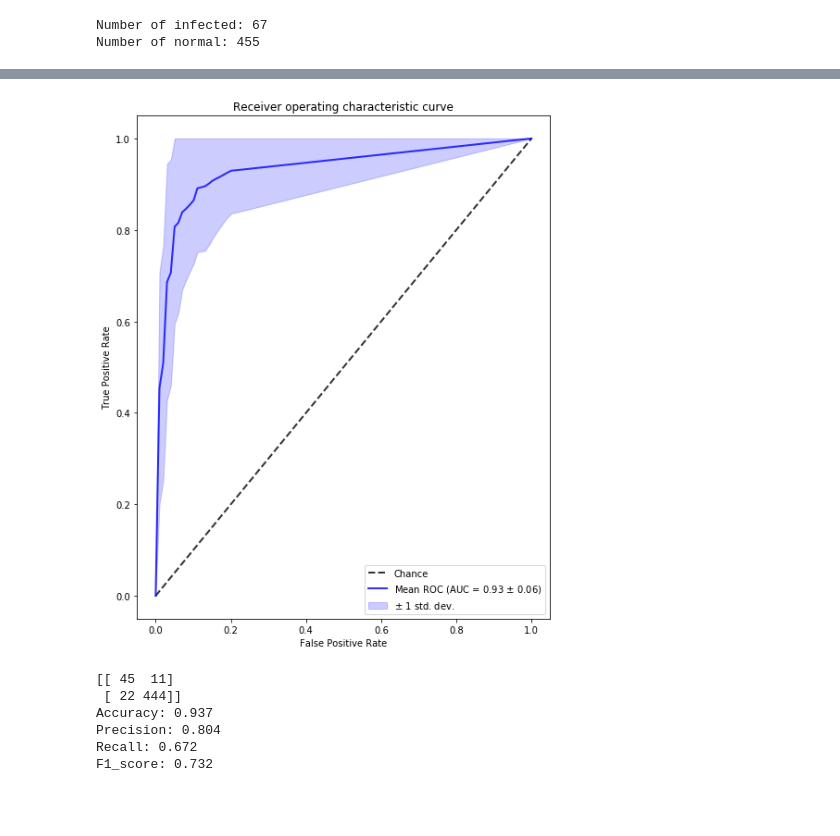
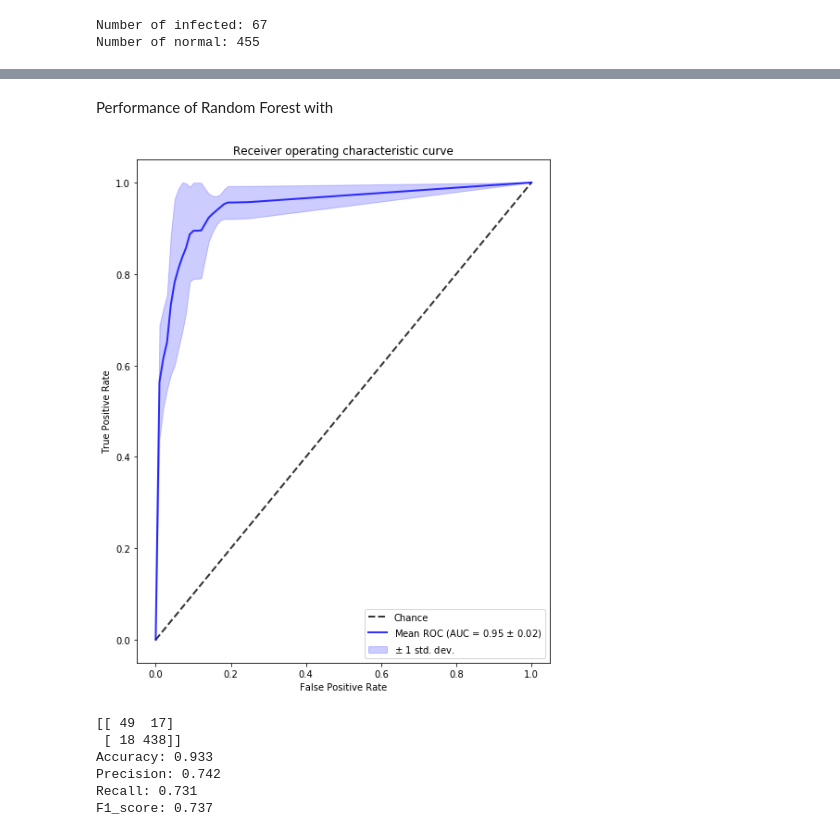
Before and after one commit to giannislelekas/CS4035, a Jupyter notebook: lab3/Flow_Classification_Task.ipynb, the cells around one changed output, grey strips where cells are left out. Saved outputs shown, nothing was run; the diff lists cells and outputs as text; code cells hidden in the pictures; blank space fills up the shorter version.

```diff
--- a/lab3/Flow_Classification_Task.ipynb
+++ b/lab3/Flow_Classification_Task.ipynb
@@ -24,12 +20,11 @@ normal_hosts = ['147.32.84.170', '147.32.84.134', '147.32.84.164', '147.32.87.36
 # %% [markdown]
 Load the preprocessed data from the task 4.
 # %%
-data = pd.read_csv('./capture20110818.pcap.netflow.labeled.remastered')
+data = pd.read_csv('./data/capture20110818.pcap.netflow.labeled.remastered')
 data[['Src_IP_Addr', 'Src_Port']] = data['Src_IP_Addr:Port'].str.split(':', n=1, expand=True)
 data[['Dst_IP_Addr', 'Dst_Port']] = data['Dst_IP_Addr:Port'].str.split(':', n=1, expand=True)
 
 data['Datetime'] = data['#Date_flow'].str.cat(data['start'], sep=' ')
-#data['Datetime'] = pd.to_datetime(data['Datetime'], infer_datetime_format=True)
 
 data.drop(labels=['#Date_flow', 'start', 'Src_IP_Addr:Port', 'Dst_IP_Addr:Port'], axis=1, inplace=True)
 data.head()
@@ -177,16 +201,8 @@ write more
 # %%
-''''
-Group by Src ip
-constuct new features:
-the amount dst ips per unique src.
-the amount of src ports per unique src.
-the amount of dst ports per unique src.
-'''''
-
-data_perhost = data_nobground.groupby(by='Src_IP_Addr').agg({'Durat':'sum', 'Prot':'sum', 'Flags':'sum', 'Tos':'sum', 'Packets':'sum', 'Bytes':'sum', 'Flows':'sum', 'Label':'max'})
-data_perhost['Dst_IPs'] = data_nobground.groupby('Src_IP_Addr')['Dst_IP_Addr'].nunique()
-data_perhost['Src_Ports'] = data_nobground.groupby('Src_IP_Addr')['Src_Port'].nunique()
-data_perhost['Dst_Ports'] = data_nobground.groupby('Src_IP_Addr')['Dst_Port'].nunique()
+data_perhost = new_nobground.groupby('Src_IP_Addr').agg({'Durat':'sum', 'Prot':'sum', 'Flags':'sum', 'Tos':'sum', 'Packets':'sum', 'Bytes':'sum', 'Flows':'sum', 'Label':'max'})
+data_perhost['Dst_IPs'] = new_nobground.groupby('Src_IP_Addr')['Dst_IP_Addr'].nunique()
+data_perhost['Src_Ports'] = new_nobground.groupby('Src_IP_Addr')['Src_Port'].nunique()
+data_perhost['Dst_Ports'] = new_nobground.groupby('Src_IP_Addr')['Dst_Port'].nunique()
 
 hosts = data_perhost.index
 # %%
@@ -226,3 +246,6 @@ Number of normal: 455
+# %%
+num_splits = 5
+cv = StratifiedKFold(n_splits = num_splits, shuffle = True)
 # %%
 from sklearn.naive_bayes import GaussianNB
 
@@ -303,8 +332,10 @@ F1_score: 0.268
 # %%
-from  sklearn.linear_model import LogisticRegression as LR
+from  sklearn.ensemble import RandomForestClassifier as RF
 
-clf = LR(C = 1, solver = 'lbfgs', multi_class = 'ovr', n_jobs=-1)
-nb_mean_tpr, nb_std_tpr, nb_mean_auc, nb_std_auc, mean_F1, std_F1, cm =roc_analysis(X, labels, clf, cv, False, False, False)
+clf = RF(n_estimators='warn', criterion='gini', min_samples_split=2, min_samples_leaf=1,
+         min_weight_fraction_leaf=0.0, max_features='auto', min_impurity_decrease=0.0,
+         bootstrap=True, n_jobs=-1, verbose=0, warm_start=False)
+_, _, _, _, _, _, cm =roc_analysis(X, labels, clf, cv, False, True, False)
 
 print(cm)
 acc, prec, rec, F1 = performance_metrics(cm)
@@ -322,22 +393,20 @@ F1_score: 0.544
+# %% [markdown]
+Performance of Random Forest with
 # %%
-from  sklearn.ensemble import RandomForestClassifier as RF
-
-clf = RF(n_estimators='warn', criterion='gini', min_samples_split=2, min_samples_leaf=1,
-         min_weight_fraction_leaf=0.0, max_features='auto', min_impurity_decrease=0.0,
-         bootstrap=True, n_jobs=-1, verbose=0, warm_start=False)
-nb_mean_tpr, nb_std_tpr, nb_mean_auc, nb_std_auc, mean_F1, std_F1, cm =roc_analysis(X, labels, clf, cv, False, True, False)
+sm = SMOTE(sampling_strategy=0.5, k_neighbors=2)
+_, _, _, _, _, _, cm =roc_analysis(X, labels, clf, cv, False, True, False,sm)
 
 print(cm)
 acc, prec, rec, F1 = performance_metrics(cm)
 print("Accuracy: %.3f" %acc)
 print("Precision: %.3f" %prec)
 print("Recall: %.3f" %rec)
 print("F1_score: %.3f" %F1)
 # %% [output]
-[figure, old version]
+[figure, new version]
-[[ 45  11]
- [ 22 444]]
-Accuracy: 0.937
-Precision: 0.804
-Recall: 0.672
-F1_score: 0.732
+[[ 49  17]
+ [ 18 438]]
+Accuracy: 0.933
+Precision: 0.742
+Recall: 0.731
+F1_score: 0.737
```
Also changed, not shown: parts of 30 cells of this notebook, 1 other file.
